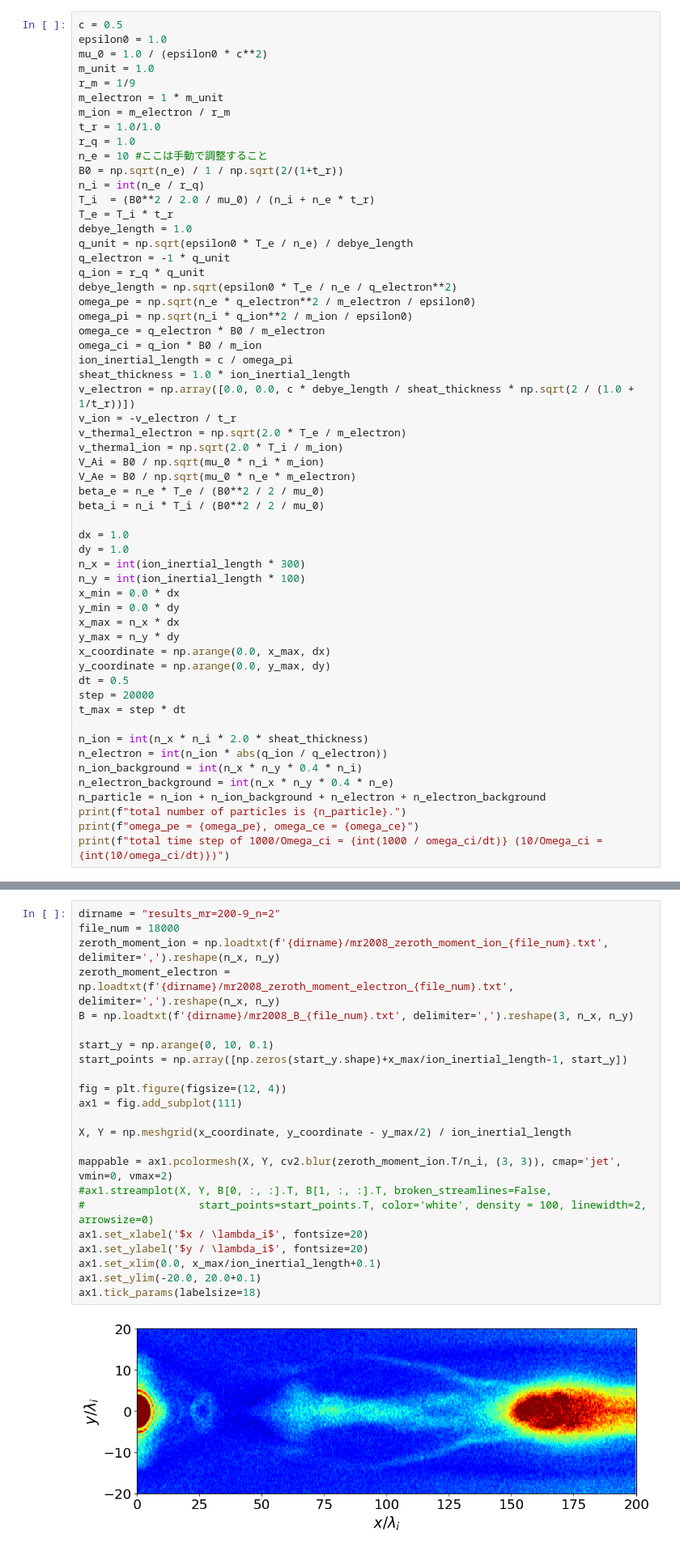
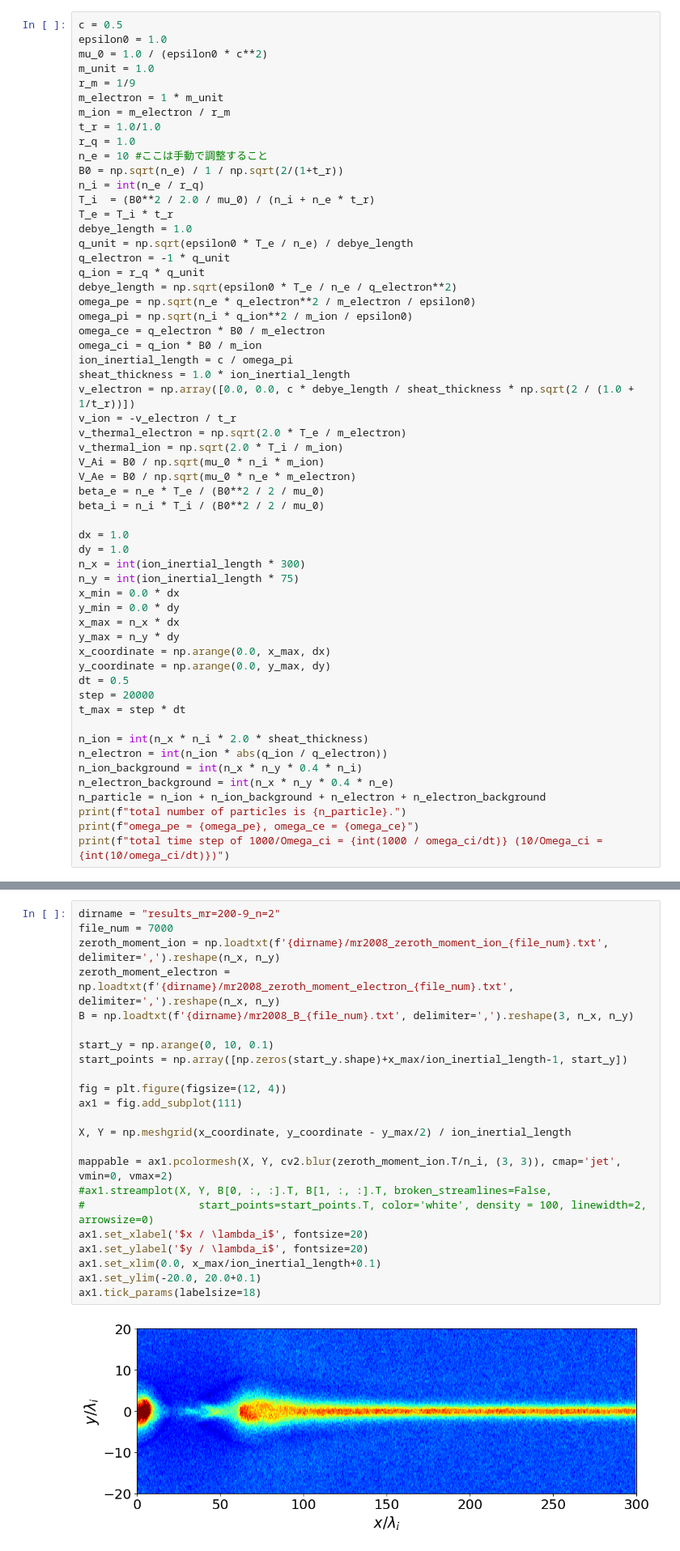
Before and after one commit to keita-akutagawa/pic_cpp_oop, a Jupyter notebook: examples_2D/mr2008_triple/PIC2D_plot_mr2008.ipynb, the cells around one changed output, grey strips where cells are left out. Shown at 81% size. Cells and saved outputs as stored; diff of their text form.

```diff
--- a/examples_2D/mr2008_triple/PIC2D_plot_mr2008.ipynb
+++ b/examples_2D/mr2008_triple/PIC2D_plot_mr2008.ipynb
@@ -41,7 +41,7 @@ beta_i = n_i * T_i / (B0**2 / 2 / mu_0)
 dx = 1.0
 dy = 1.0
 n_x = int(ion_inertial_length * 300)
-n_y = int(ion_inertial_length * 100)
+n_y = int(ion_inertial_length * 75)
 x_min = 0.0 * dx
 y_min = 0.0 * dy
 x_max = n_x * dx
@@ -66,29 +66,29 @@ omega_pe = 0.25, omega_ce = -0.25
 total time step of 1000/Omega_ci = 72000 (10/Omega_ci = 720)
 # %%
 dirname = "results_mr=200-9_n=2"
-file_num = 18000
+file_num = 7000
 zeroth_moment_ion = np.loadtxt(f'{dirname}/mr2008_zeroth_moment_ion_{file_num}.txt', delimiter=',').reshape(n_x, n_y)
 zeroth_moment_electron = np.loadtxt(f'{dirname}/mr2008_zeroth_moment_electron_{file_num}.txt', delimiter=',').reshape(n_x, n_y)
 B = np.loadtxt(f'{dirname}/mr2008_B_{file_num}.txt', delimiter=',').reshape(3, n_x, n_y)
 
 start_y = np.arange(0, 10, 0.1)
 start_points = np.array([np.zeros(start_y.shape)+x_max/ion_inertial_length-1, start_y])
 
 fig = plt.figure(figsize=(12, 4))
 ax1 = fig.add_subplot(111)
 
 X, Y = np.meshgrid(x_coordinate, y_coordinate - y_max/2) / ion_inertial_length
 
 mappable = ax1.pcolormesh(X, Y, cv2.blur(zeroth_moment_ion.T/n_i, (3, 3)), cmap='jet', vmin=0, vmax=2)
 #ax1.streamplot(X, Y, B[0, :, :].T, B[1, :, :].T, broken_streamlines=False,
 #                  start_points=start_points.T, color='white', density = 100, linewidth=2, arrowsize=0)
 ax1.set_xlabel('$x / \lambda_i$', fontsize=20)
 ax1.set_ylabel('$y / \lambda_i$', fontsize=20)
 ax1.set_xlim(0.0, x_max/ion_inertial_length+0.1)
 ax1.set_ylim(-20.0, 20.0+0.1)
 ax1.tick_params(labelsize=18)
 # %% [output]
-[figure, old version]
+[figure, new version]
 # %%
 fig = plt.figure(figsize=(15, 6))
 ax = fig.add_subplot(111)
```
Also changed, not shown: parts of 1 cell of this notebook, 2 other files.
